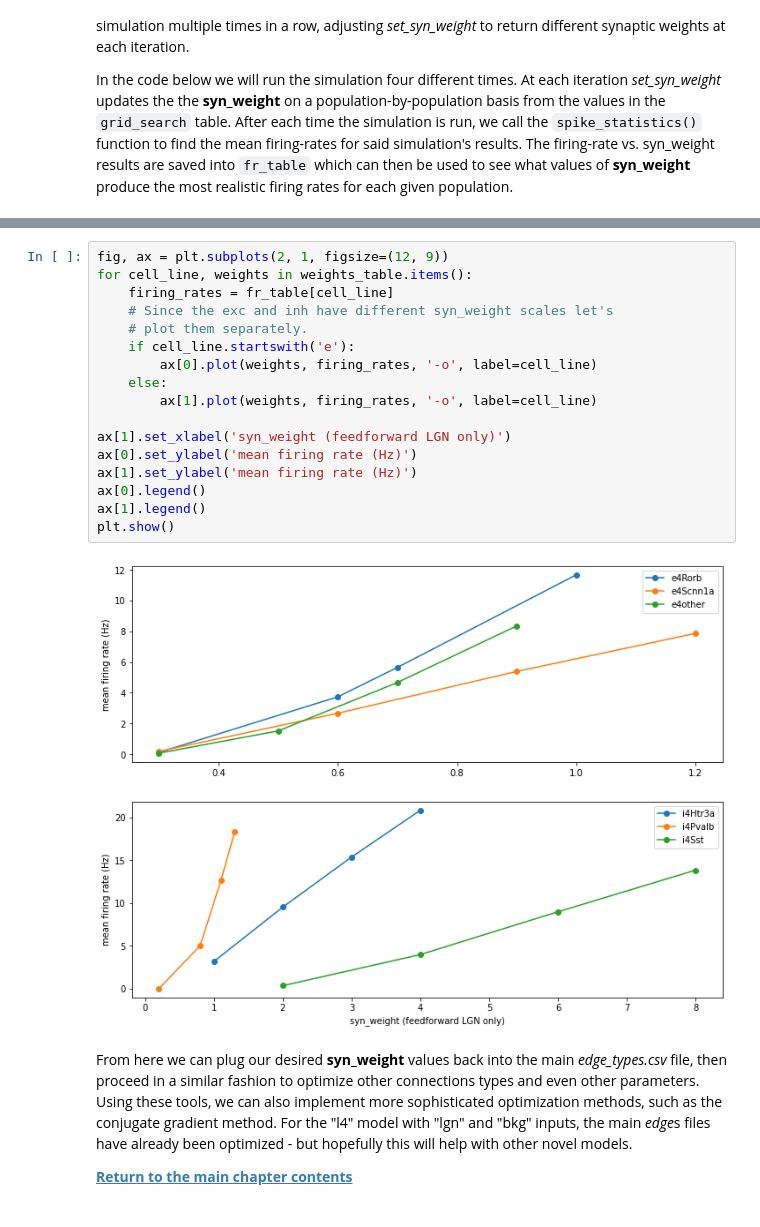
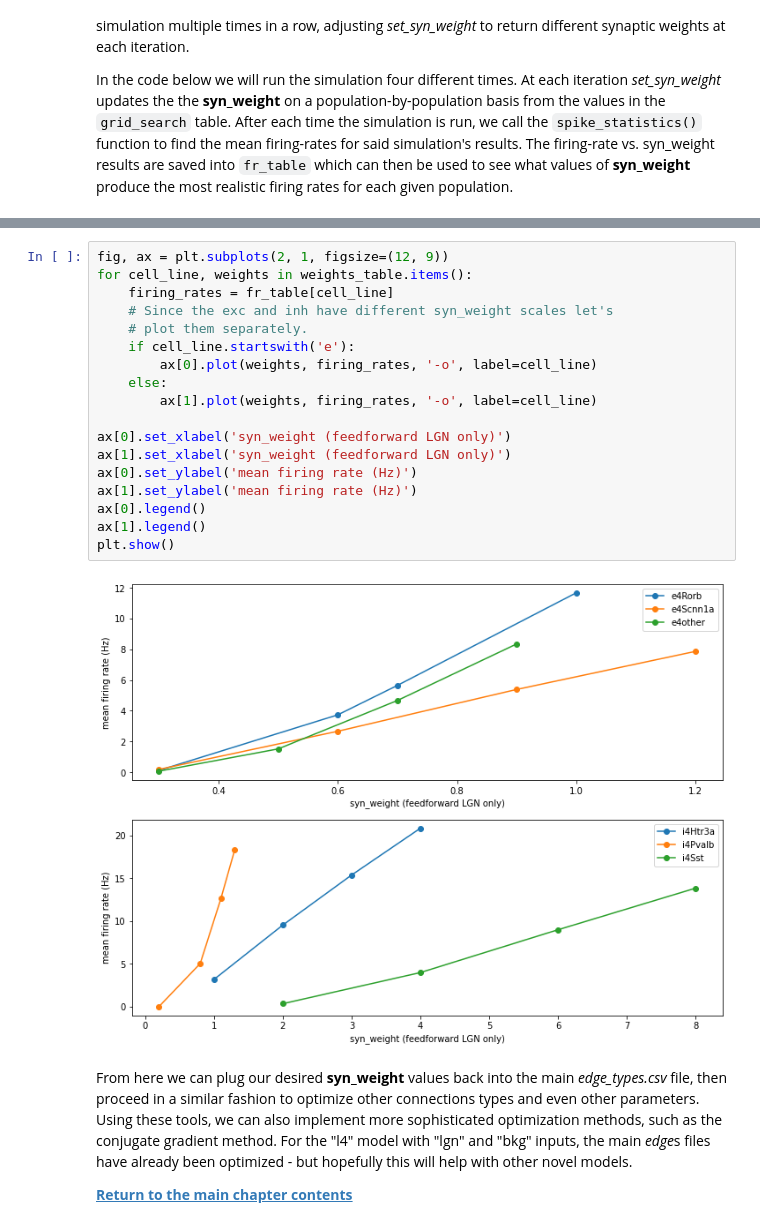
Before and after one commit to AllenInstitute/bmtk_workshop_2022, a Jupyter notebook: Ch6_l4model/6C. Parameter Tuning.ipynb, the cells around one changed output, grey strips where cells are left out. Drawn from its saved outputs; the diff is of its cells as text.

Commit message:
Adding label to last plot

```diff
--- a/Ch6_l4model/6C. Parameter Tuning.ipynb
+++ b/Ch6_l4model/6C. Parameter Tuning.ipynb
@@ -221,22 +221,23 @@ for i in range(4):
 # %%
 fig, ax = plt.subplots(2, 1, figsize=(12, 9))
 for cell_line, weights in weights_table.items():
     firing_rates = fr_table[cell_line]
     # Since the exc and inh have different syn_weight scales let's
     # plot them separately.
     if cell_line.startswith('e'):
         ax[0].plot(weights, firing_rates, '-o', label=cell_line)
     else:
         ax[1].plot(weights, firing_rates, '-o', label=cell_line)
 
+ax[0].set_xlabel('syn_weight (feedforward LGN only)')
 ax[1].set_xlabel('syn_weight (feedforward LGN only)')
 ax[0].set_ylabel('mean firing rate (Hz)')
 ax[1].set_ylabel('mean firing rate (Hz)')
 ax[0].legend()
 ax[1].legend()
 plt.show()
 # %% [output]
-[figure, old version]
+[figure, new version]
 # %% [markdown]
 From here we can plug our desired **syn_weight** values back into the main *edge_types.csv* file, then proceed in a similar fashion to optimize other connections types and even other parameters. Using these tools, we can also implement more sophisticated optimization methods, such as the conjugate gradient method. For the "l4" model with "lgn" and "bkg" inputs, the main *edge*s files have already been optimized - but hopefully this will help with other novel models.
 
```
Also changed, not shown: parts of 3 cells of this notebook.
